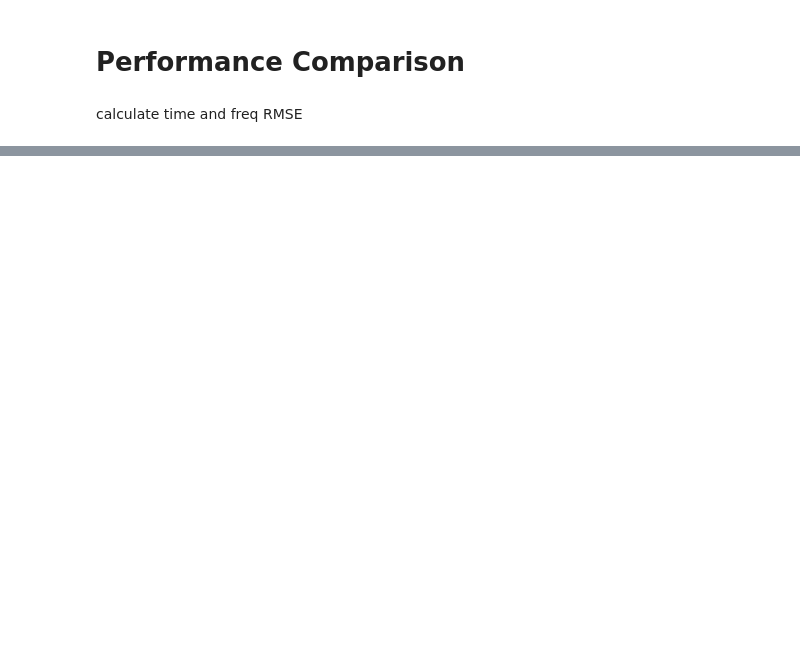
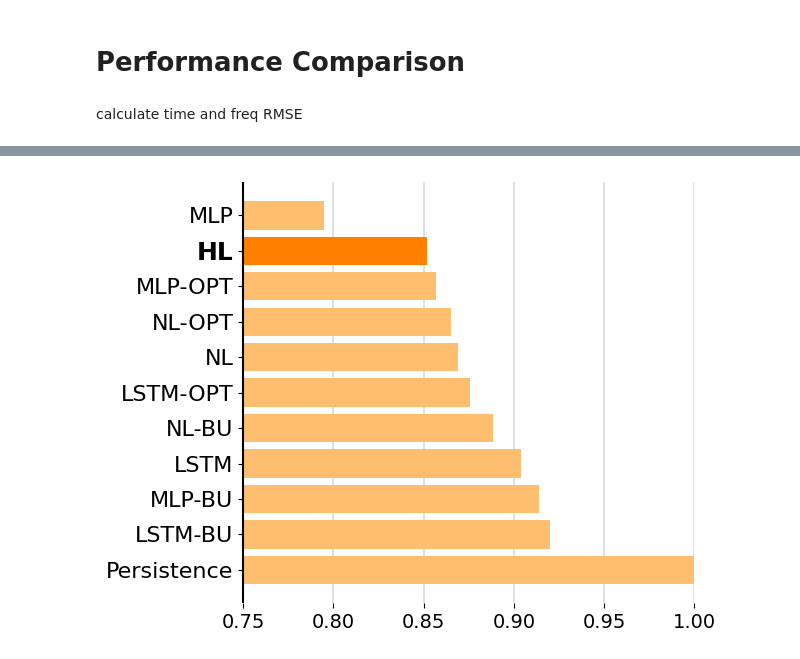
Before and after one commit to WillWang1113/MultiresolutionForecasting, a Jupyter notebook: 02-Test.ipynb, the cells around one changed output, grey strips where cells are left out. Drawn from its saved outputs; the diff is of its cells as text; code cells hidden in the pictures; blank space fills up the shorter version.

```diff
--- a/02-Test.ipynb
+++ b/02-Test.ipynb
@@ -1445,0 +685,47 @@ sns.boxplot(df)
+# %%
+fig, ax = plt.subplots()
+avg_terms = 12
+
+# # For frequency
+# all_opt_result = all_freq_results
+# bar_freq = all_freq_results[("mean",1)]
+# bar_freq = bar_freq.drop(labels=["LSTM-BU","MLP-BU","NL-BU","Persistence"])
+
+# For operation
+all_opt_result = all_opt_result
+bar_freq = all_opt_result[("mean",avg_terms)]/all_opt_result.loc["Persistence",("mean",avg_terms)]
+ax.set_xlim(0.75, 1)
+
+
+bar_freq = bar_freq.sort_values(ascending=False)
+
+bars = []
+for name in bar_freq.index.tolist():
+    if name.__contains__("HL"):
+        c = plt.get_cmap("Paired").colors[3+4]
+    else:
+        c= plt.get_cmap("Paired").colors[2+4]
+    b = ax.barh(name,
+            bar_freq[name],
+            color=c)
+    bars.append(b)
+
+ax.set_axisbelow(True)
+ax.grid(axis = "x", color="#A8BAC4", lw=1.2,visible=True, which="both",alpha=0.5)
+ax.spines["right"].set_visible(False)
+ax.spines["top"].set_visible(False)
+ax.spines["bottom"].set_visible(False)
+ax.spines["left"].set_lw(1.5)
+ax.spines["left"].set_capstyle("butt")
+# ax.set_xlabel("operational cost")
+for i, tick in enumerate(ax.get_yticklabels()):
+    tick.set_fontsize(16)
+
+    if i == (len(ax.get_yticklabels())-2):
+        tick.set_fontweight('bold')
+        tick.set_fontsize(18)
+ax.xaxis.set_tick_params(labelsize=14)
+fig.tight_layout()
+fig.savefig(f"savings/day_ahead_cost_{avg_terms}.pdf", bbox_inches="tight")
+# %% [output]
+[figure, added]
```
Also changed, not shown: parts of 40 cells of this notebook, 24 other files.
